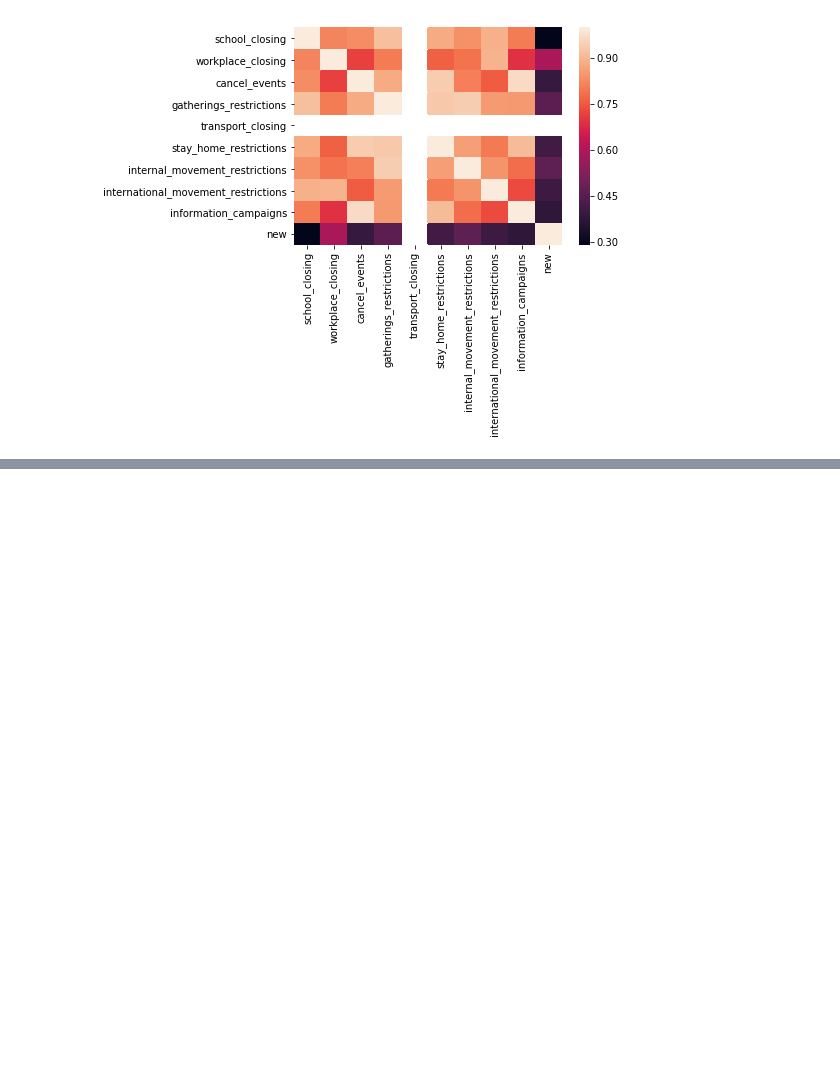
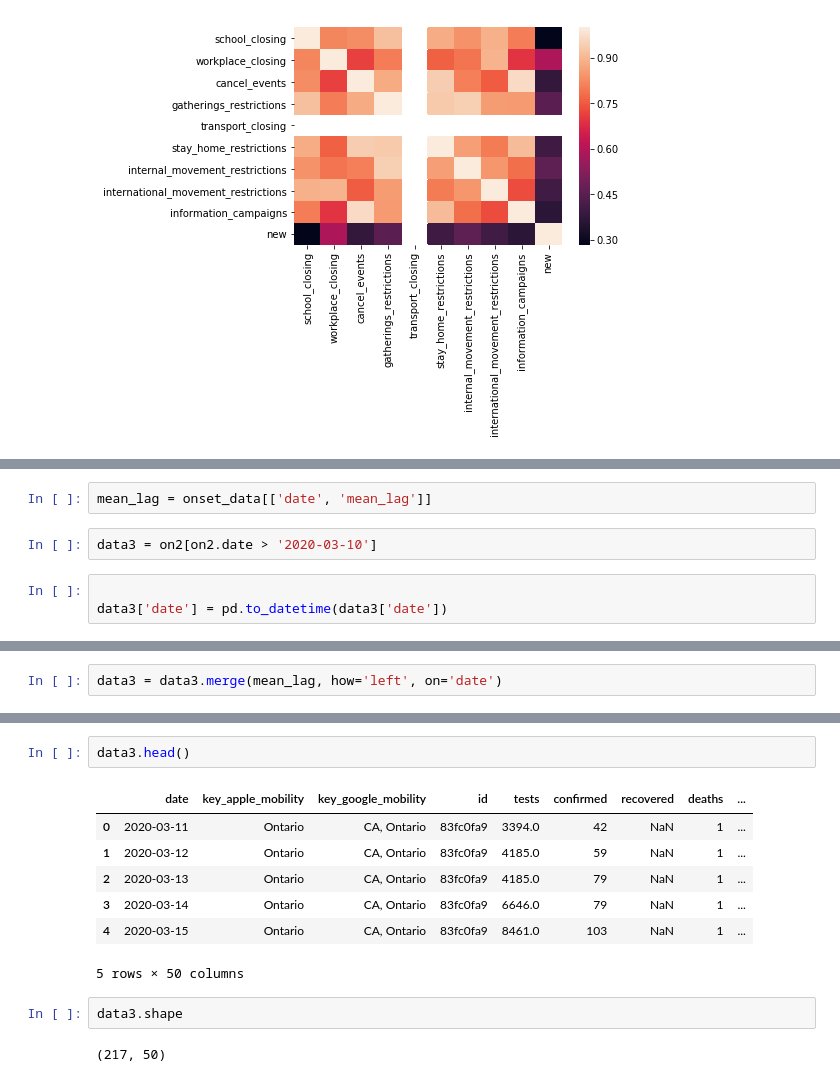
Before and after one commit to scbrock/covid_case_comp, a Jupyter notebook: COVID-19 Case Comp/Jupyter Notebooks/COVID_analysis_1.ipynb, the cells around one changed output, grey strips where cells are left out. Drawn from its saved outputs; the diff is of its cells as text; blank space fills up the shorter version.

```diff
--- a/COVID-19 Case Comp/Jupyter Notebooks/COVID_analysis_1.ipynb
+++ b/COVID-19 Case Comp/Jupyter Notebooks/COVID_analysis_1.ipynb
@@ -600,0 +917,7 @@ SyntaxError: invalid syntax (<ipython-input-65-344b4de39818>, line 1)
+# %%
+mean_lag = onset_data[['date', 'mean_lag']]
+# %%
+data3 = on2[on2.date > '2020-03-10']
+# %%
+
+data3['date'] = pd.to_datetime(data3['date'])
@@ -600,0 +930,2 @@ SyntaxError: invalid syntax (<ipython-input-65-344b4de39818>, line 1)
+# %%
+data3 = data3.merge(mean_lag, how='left', on='date')
@@ -600,0 +955,14 @@ SyntaxError: invalid syntax (<ipython-input-65-344b4de39818>, line 1)
+# %%
+data3.head()
+# %% [output]
+|  | date | key_apple_mobility | key_google_mobility | id | tests | confirmed | recovered | deaths | ... |
+| 0 | 2020-03-11 | Ontario | CA, Ontario | 83fc0fa9 | 3394.0 | 42 | NaN | 1 | ... |
+| 1 | 2020-03-12 | Ontario | CA, Ontario | 83fc0fa9 | 4185.0 | 59 | NaN | 1 | ... |
+| 2 | 2020-03-13 | Ontario | CA, Ontario | 83fc0fa9 | 4185.0 | 79 | NaN | 1 | ... |
+| 3 | 2020-03-14 | Ontario | CA, Ontario | 83fc0fa9 | 6646.0 | 79 | NaN | 1 | ... |
+| 4 | 2020-03-15 | Ontario | CA, Ontario | 83fc0fa9 | 8461.0 | 103 | NaN | 1 | ... |
+5 rows × 50 columns
+# %%
+data3.shape
+# %% [output]
+(217, 50)
```
Also changed, not shown: parts of 38 cells of this notebook.
